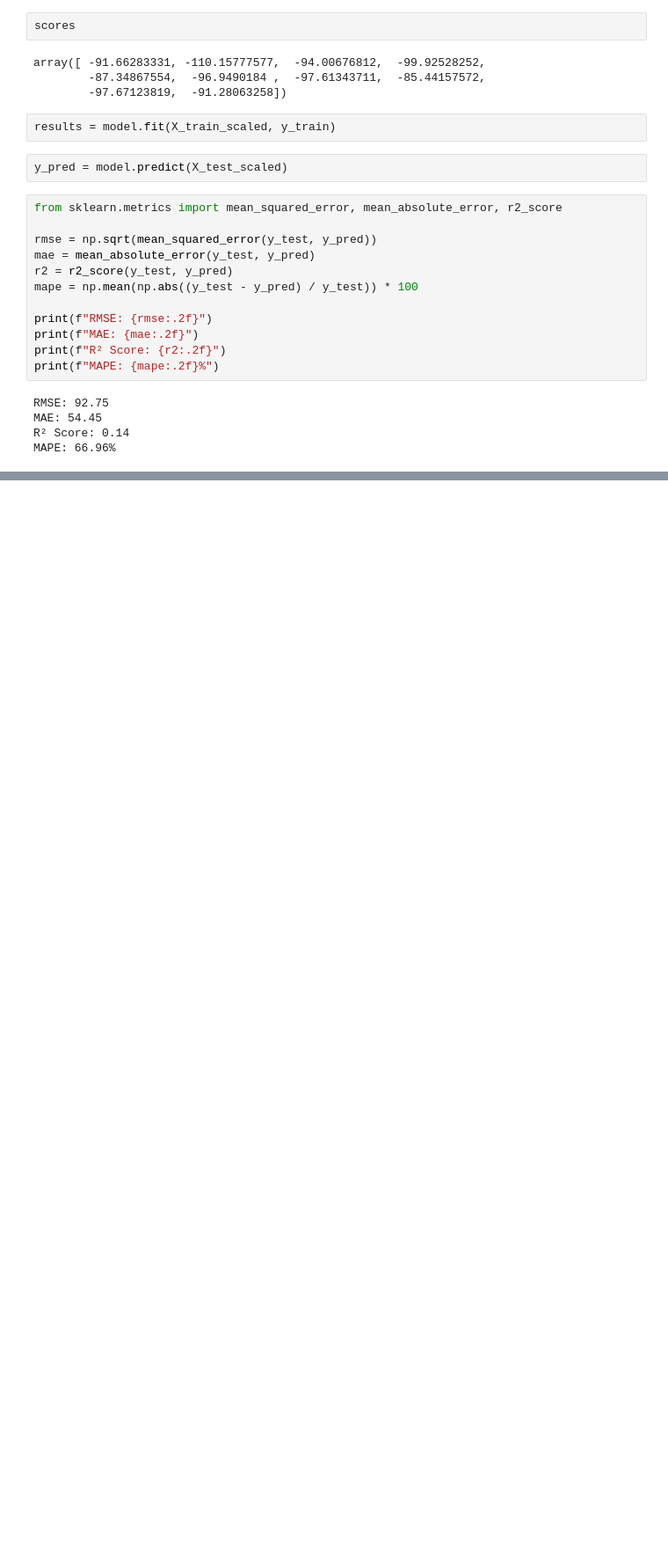
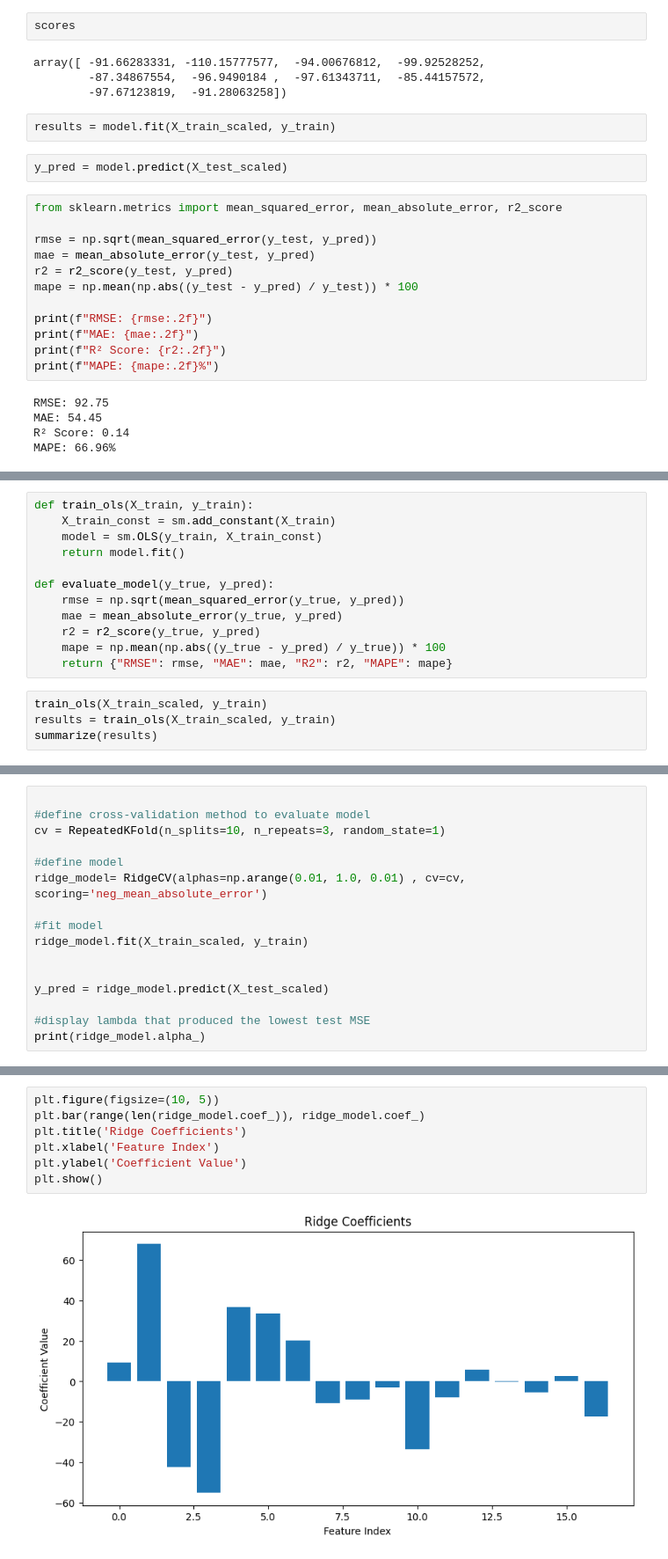
Before and after one commit to Abdoul1996/appliance-power-ml, a Jupyter notebook: Experiments/Experiment_2_Updated.ipynb, the cells around one changed output, grey strips where cells are left out. Shown: that part at 88% size. Cells and saved outputs as stored; diff of their text form; blank space fills up the shorter version.

Commit message:
Trained Ridge, Lasso, Rd

```diff
--- a/Experiments/Experiment_2_Updated.ipynb
+++ b/Experiments/Experiment_2_Updated.ipynb
@@ -340,0 +256,16 @@ MAPE: 66.96%
+# %%
+def train_ols(X_train, y_train):
+    X_train_const = sm.add_constant(X_train)
+    model = sm.OLS(y_train, X_train_const)
+    return model.fit()
+
+def evaluate_model(y_true, y_pred):
+    rmse = np.sqrt(mean_squared_error(y_true, y_pred))
+    mae = mean_absolute_error(y_true, y_pred)
+    r2 = r2_score(y_true, y_pred)
+    mape = np.mean(np.abs((y_true - y_pred) / y_true)) * 100
+    return {"RMSE": rmse, "MAE": mae, "R2": r2, "MAPE": mape}
+# %%
+train_ols(X_train_scaled, y_train)
+results = train_ols(X_train_scaled, y_train)
+summarize(results)
@@ -340,0 +312,16 @@ MAPE: 66.96%
+# %%
+
+#define cross-validation method to evaluate model
+cv = RepeatedKFold(n_splits=10, n_repeats=3, random_state=1)
+
+#define model
+ridge_model= RidgeCV(alphas=np.arange(0.01, 1.0, 0.01) , cv=cv, scoring='neg_mean_absolute_error')
+
+#fit model
+ridge_model.fit(X_train_scaled, y_train)
+
+
+y_pred = ridge_model.predict(X_test_scaled)
+
+#display lambda that produced the lowest test MSE
+print(ridge_model.alpha_)
@@ -340,0 +350,9 @@ MAPE: 66.96%
+# %%
+plt.figure(figsize=(10, 5))
+plt.bar(range(len(ridge_model.coef_)), ridge_model.coef_)
+plt.title('Ridge Coefficients')
+plt.xlabel('Feature Index')
+plt.ylabel('Coefficient Value')
+plt.show()
+# %% [output]
+[figure, added]
```
Also changed, not shown: parts of 29 cells of this notebook, 1 other file.
